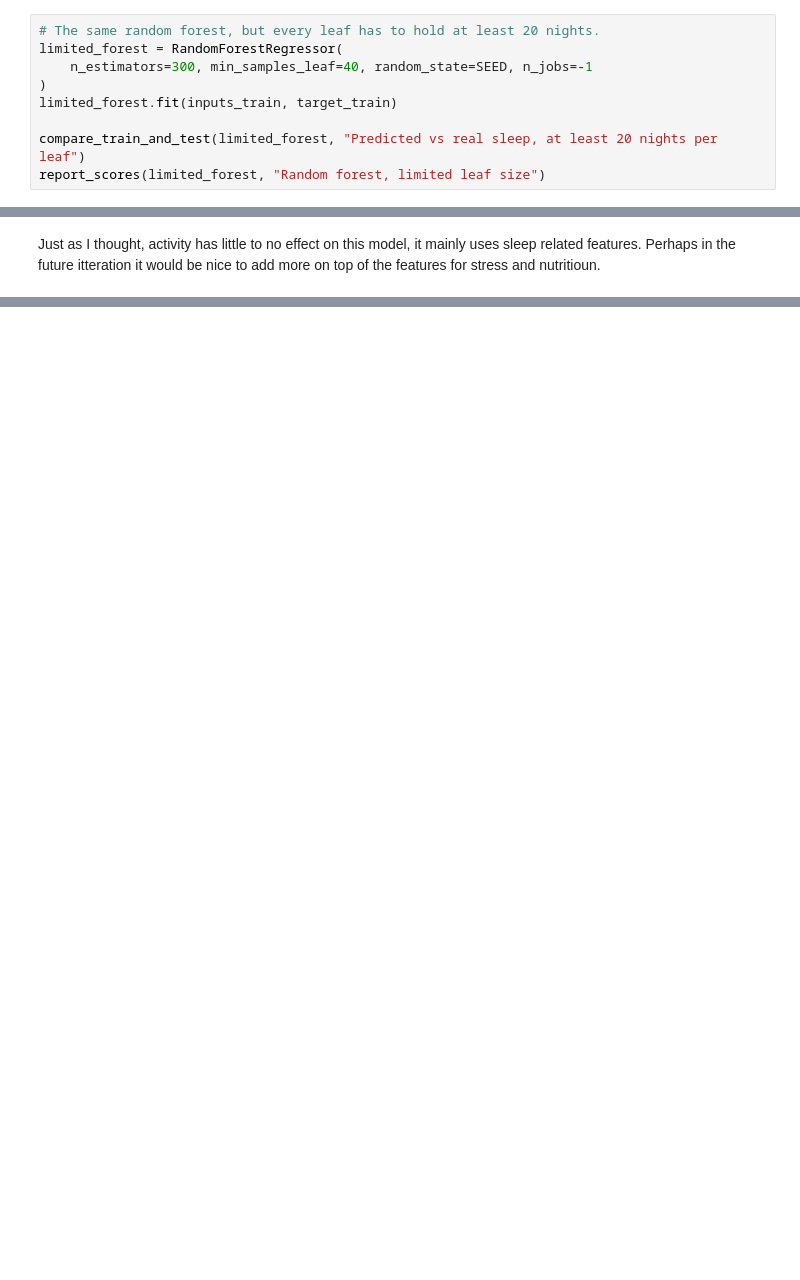
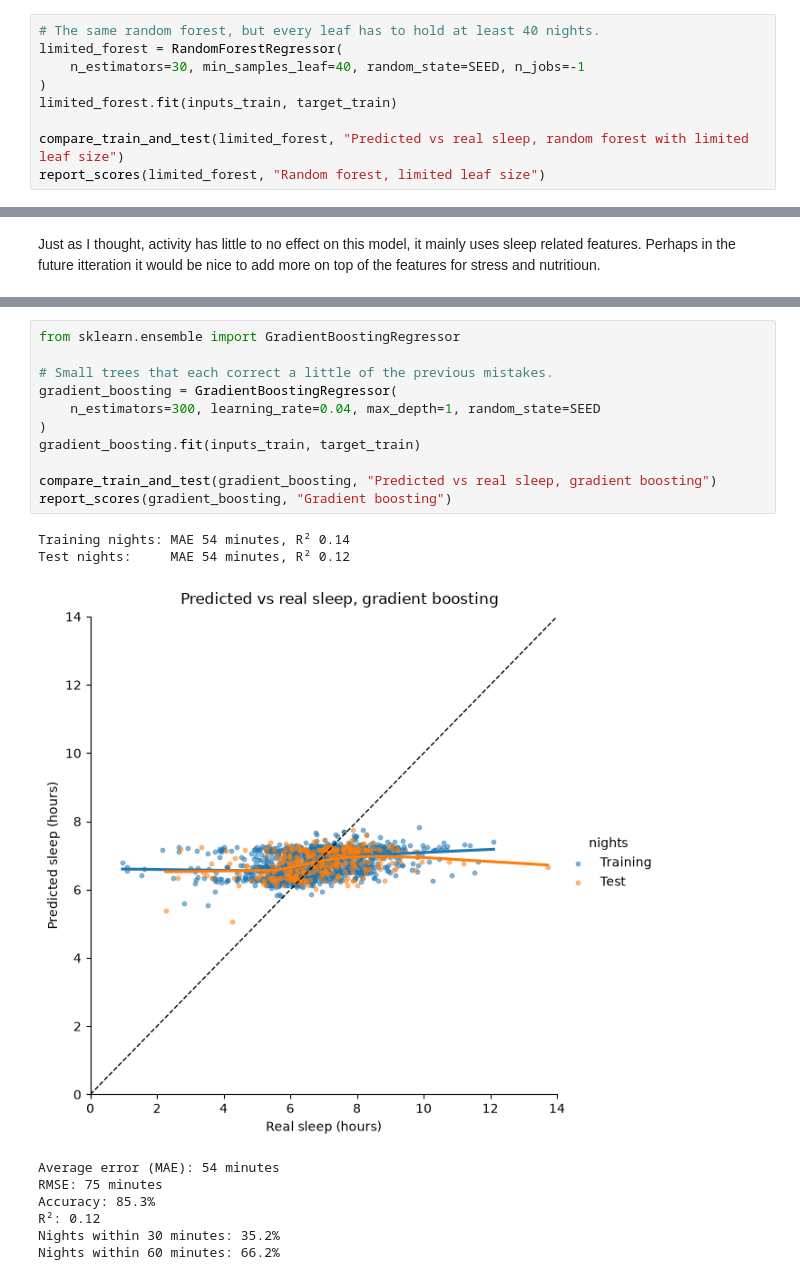
Before and after one commit to krasennnn/sleep-predictor, a Jupyter notebook: 01_explore_and_prepare_data.ipynb, the cells around one changed output, grey strips where cells are left out. Cells and saved outputs as stored; diff of their text form; blank space fills up the shorter version.

```diff
--- a/01_explore_and_prepare_data.ipynb
+++ b/01_explore_and_prepare_data.ipynb
@@ -1150,12 +1178,12 @@ The training nights sit close to the line, but the test nights are spread out, a
 ### Limiting the leaf size
 By default, every tree keeps splitting the nights until each leaf holds just one night, so it can make a separate rule for every single training night. That is how it memorised them. With `min_samples_leaf` we can force every leaf to hold at least a certain number of nights, so every rule has to fit a group of nights instead of one. We will train it again.
 # %%
-# The same random forest, but every leaf has to hold at least 20 nights.
+# The same random forest, but every leaf has to hold at least 40 nights.
 limited_forest = RandomForestRegressor(
-    n_estimators=300, min_samples_leaf=40, random_state=SEED, n_jobs=-1
+    n_estimators=30, min_samples_leaf=40, random_state=SEED, n_jobs=-1
 )
 limited_forest.fit(inputs_train, target_train)
 
-compare_train_and_test(limited_forest, "Predicted vs real sleep, at least 20 nights per leaf")
+compare_train_and_test(limited_forest, "Predicted vs real sleep, random forest with limited leaf size")
 report_scores(limited_forest, "Random forest, limited leaf size")
 # %% [output]
@@ -1225,0 +1257,21 @@ Just as I thought, activity has little to no effect on this model, it mainly use
+# %%
+from sklearn.ensemble import GradientBoostingRegressor
+
+# Small trees that each correct a little of the previous mistakes.
+gradient_boosting = GradientBoostingRegressor(
+    n_estimators=300, learning_rate=0.04, max_depth=1, random_state=SEED
+)
+gradient_boosting.fit(inputs_train, target_train)
+
+compare_train_and_test(gradient_boosting, "Predicted vs real sleep, gradient boosting")
+report_scores(gradient_boosting, "Gradient boosting")
+# %% [output]
+Training nights: MAE 54 minutes, R² 0.14
+Test nights:     MAE 54 minutes, R² 0.12
+[figure, added]
+Average error (MAE): 54 minutes
+RMSE: 75 minutes
+Accuracy: 85.3%
+R²: 0.12
+Nights within 30 minutes: 35.2%
+Nights within 60 minutes: 66.2%
```
Also changed, not shown: parts of 50 cells of this notebook, 2 other files.
